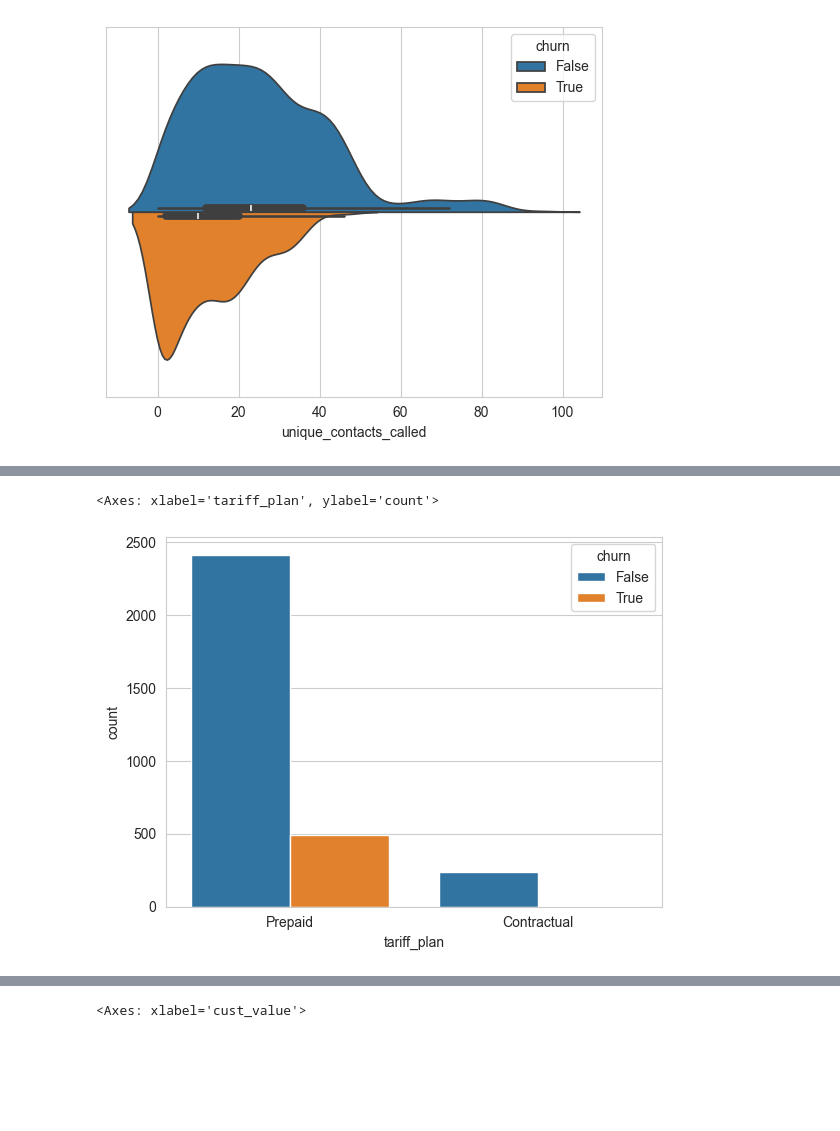
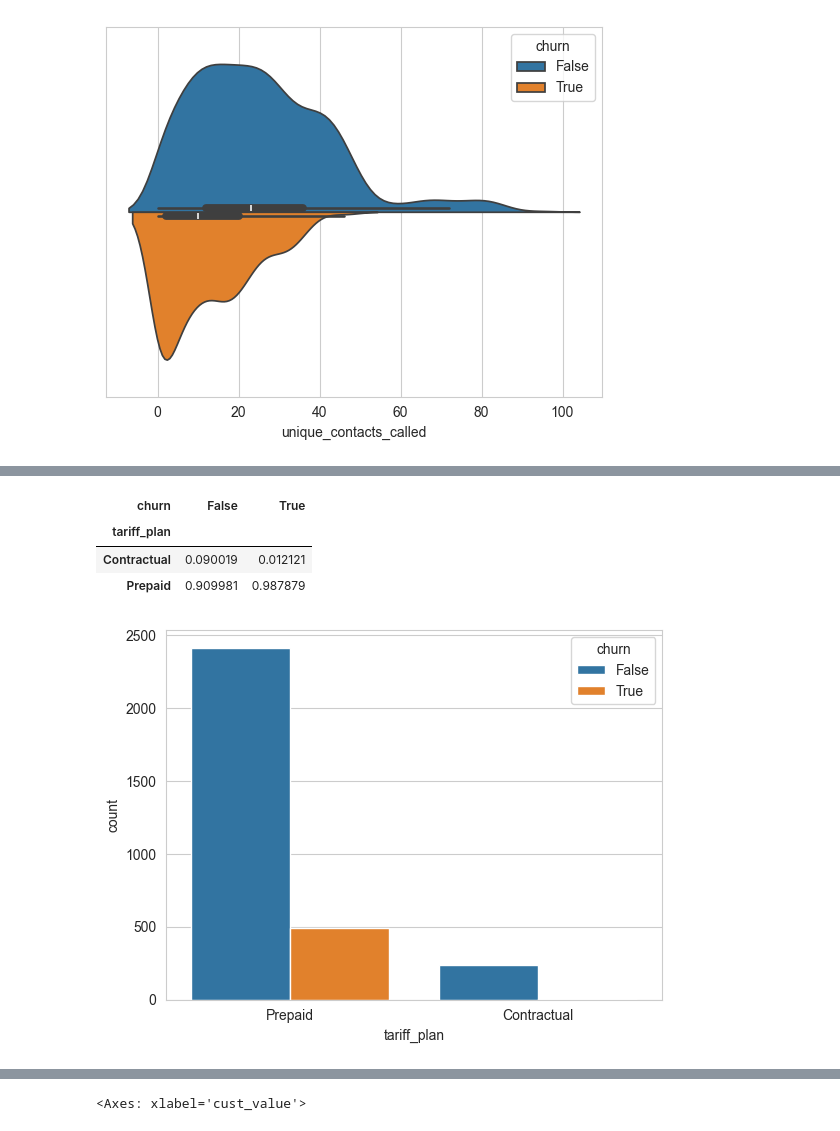
Before and after one commit to mlcuadra1/Churn-Risk-EDA, a Jupyter notebook: notebooks/Script 2 - EDA.ipynb, the cells around one changed output, grey strips where cells are left out. Saved outputs shown, nothing was run; the diff lists cells and outputs as text; code cells hidden in the pictures; blank space fills up the shorter version.

```diff
--- a/notebooks/Script 2 - EDA.ipynb
+++ b/notebooks/Script 2 - EDA.ipynb
@@ -283,5 +290,12 @@ sns.violinplot(data=df, x='unique_contacts_called', hue='churn', split = True)
 # %%
 sns.countplot(data=df, x='tariff_plan', hue='churn')
+
+plan_vs_churn_tab = pd.crosstab(df['tariff_plan'], df['churn'])
+plan_vs_churn_tab = plan_vs_churn_tab / plan_vs_churn_tab.sum()
+plan_vs_churn_tab
 # %% [output]
-<Axes: xlabel='tariff_plan', ylabel='count'>
+| churn | False | True |
+| tariff_plan |  |  |
+| Contractual | 0.090019 | 0.012121 |
+| Prepaid | 0.909981 | 0.987879 |
 [figure]
```
Also changed, not shown: parts of 5 cells of this notebook.
